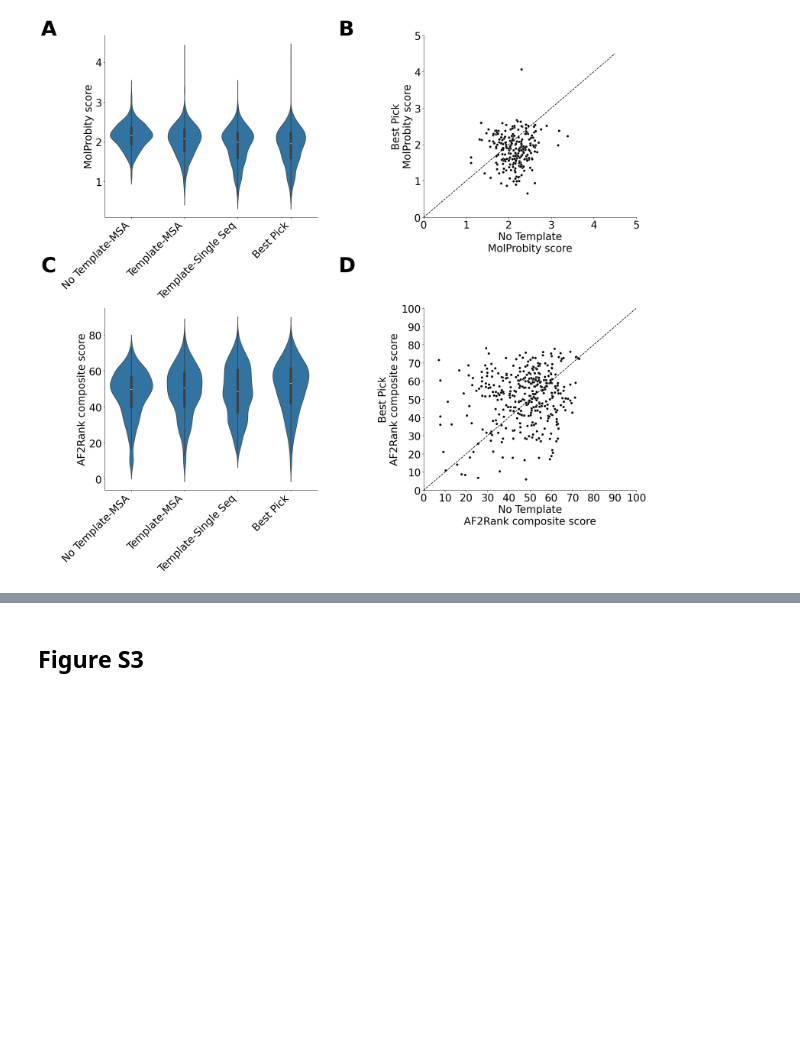
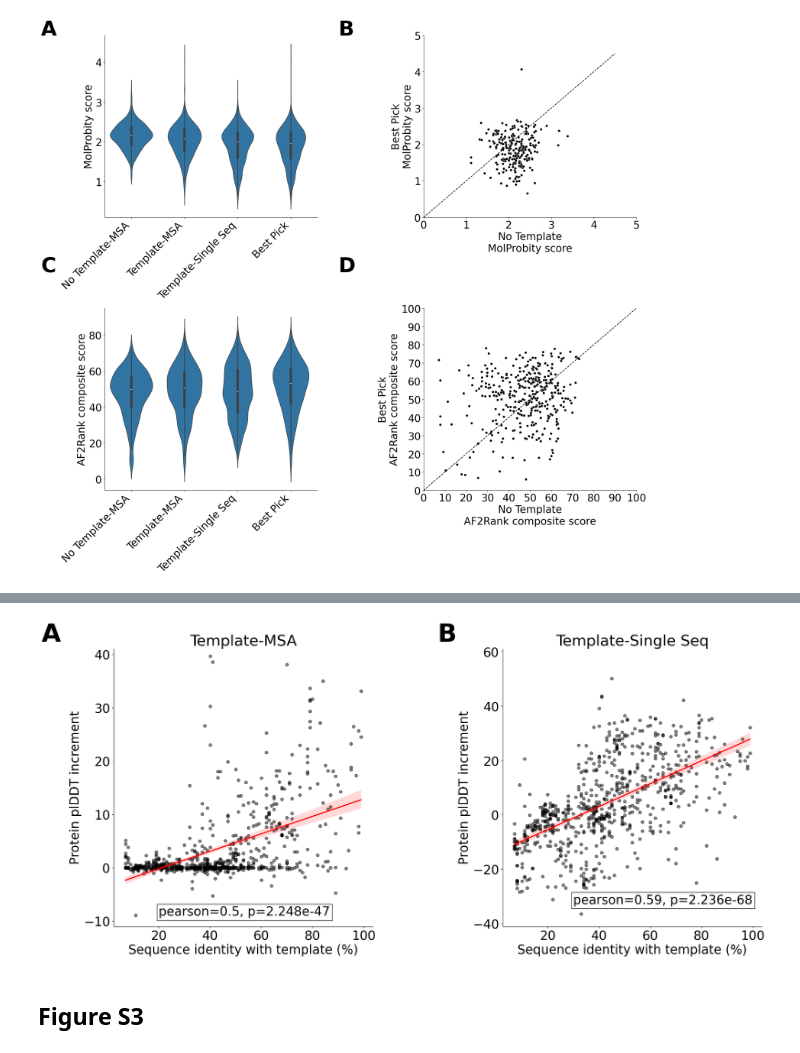
Before and after one commit to FranceCosta/AF2Fix, a Jupyter notebook: generate_figures.ipynb, the cells around one changed output, grey strips where cells are left out. Drawn from its saved outputs; the diff is of its cells as text; code cells hidden in the pictures; blank space fills up the shorter version.

```diff
--- a/generate_figures.ipynb
+++ b/generate_figures.ipynb
@@ -772,0 +662,96 @@ WilcoxonResult(statistic=82551.0, pvalue=1.035890494716733e-18)
+# %%
+ms = 10
+fig, ax = plt.subplots(1,2, figsize=[20,10])
+plt.subplots_adjust(hspace=.5,
+                    wspace=.5,
+                    left=0,
+                    right=.9)
+fig.text(-0.1,.9, "A", weight="bold", fontsize=ANNOT_FONT_SIZE)
+fig.text(.45,0.9, "B", weight="bold", fontsize=ANNOT_FONT_SIZE)
+
+
+#1
+# consider only improvable proteins and protein found in all conditions
+improvable_proteins = AF2_df[(AF2_df.condition=='no_template') & (AF2_df.plddt < 70)]\
+    .uniprot_acc.unique()
+uniprot_accs = [uniprot_acc for uniprot_acc in improvable_proteins if uniprot_acc in
+                AF2_df[AF2_df.condition == 'no_template'].uniprot_acc.to_list() and uniprot_acc in
+                AF2_df[AF2_df.condition == 'template_single_seq'].uniprot_acc.to_list() and
+                AF2_df[AF2_df.condition == 'template_MSA'].uniprot_acc.to_list()]
+
+plot_df = id_df.groupby(['pfamA_acc','uniprot_acc']).max()
+plot_df = plot_df.reset_index()
+
+plot_df = pd.merge(plot_df, AF2_df[(AF2_df.condition == 'template_MSA')]\
+                   [['pfamA_acc', 'uniprot_acc', 'plddt']].drop_duplicates(),
+          on=['pfamA_acc', 'uniprot_acc'])
+plot_df = plot_df[plot_df.uniprot_acc.isin(uniprot_accs)]
+
+# get plddt delta
+delta_df = AF2_df[(AF2_df.uniprot_acc.isin(uniprot_accs))]\
+                    [['pfamA_acc', 'uniprot_acc', 'condition', 'plddt']].drop_duplicates()
+delta_df.condition = delta_df.condition.replace({'best_pick_structure_plddt': 'best_pick'})
+delta_df = delta_df.set_index(['pfamA_acc', 'uniprot_acc'])
+left_df, right_df = delta_df[delta_df.condition == 'template_MSA'].align(delta_df[delta_df.condition == 'no_template'])
+delta_df = left_df[[]]
+delta_df['plddt_delta'] = left_df['plddt'] - right_df['plddt']
+delta_df = delta_df.reset_index()
+
+plot_df = pd.merge(plot_df, delta_df, on=['pfamA_acc', 'uniprot_acc'])
+_ = sns.regplot(x='seq_identity', y='plddt_delta', data=plot_df, ci=95, ax=ax[0],
+                scatter_kws={'alpha':0.5, 'color': 'black'},
+                line_kws={'color':"r"})
+r, p = stats.pearsonr(plot_df.seq_identity, plot_df.plddt_delta)
+ax[0].text(x=20,y=-9,s='pearson={:0.2}, p={:0.3e}'.format(r, p),
+             bbox=dict(facecolor='none', edgecolor='black'))
+
+ax[0].set_ylabel('Protein plDDT increment')
+ax[0].set_xlabel('Sequence identity with template (%)')
+ax[0].set_title('Template-MSA')
+ax[0].spines['right'].set_visible(False)
+ax[0].spines['top'].set_visible(False)
+ax[0].set_ylim([-11, 41])
+
+#4
+improvable_proteins = AF2_df[(AF2_df.condition=='no_template') & (AF2_df.plddt < 70)]\
+    .uniprot_acc.unique()
+uniprot_accs = [uniprot_acc for uniprot_acc in improvable_proteins if uniprot_acc in
+                AF2_df[AF2_df.condition == 'no_template'].uniprot_acc.to_list() and uniprot_acc in
+                AF2_df[AF2_df.condition == 'template_single_seq'].uniprot_acc.to_list() and
+                AF2_df[AF2_df.condition == 'template_MSA'].uniprot_acc.to_list()]
+
+plot_df = id_df.groupby(['pfamA_acc','uniprot_acc']).max()
+plot_df = plot_df.reset_index()
+
+plot_df = pd.merge(plot_df, AF2_df[(AF2_df.condition == 'best_pick_structure_plddt')]\
+                   [['pfamA_acc', 'uniprot_acc', 'plddt']].drop_duplicates(),
+          on=['pfamA_acc', 'uniprot_acc'])
+plot_df = plot_df[plot_df.uniprot_acc.isin(uniprot_accs)]
+
+# get plddt delta
+delta_df = AF2_df[(AF2_df.uniprot_acc.isin(uniprot_accs))]\
+                    [['pfamA_acc', 'uniprot_acc', 'condition', 'plddt']].drop_duplicates()
+delta_df.condition = delta_df.condition.replace({'best_pick_structure_plddt': 'best_pick'})
+delta_df = delta_df.set_index(['pfamA_acc', 'uniprot_acc'])
+left_df, right_df = delta_df[delta_df.condition == 'template_single_seq'].align(delta_df[delta_df.condition == 'no_template'])
+delta_df = left_df[[]]
+delta_df['plddt_delta'] = left_df['plddt'] - right_df['plddt']
+delta_df = delta_df.reset_index()
+plot_df = pd.merge(plot_df, delta_df, on=['pfamA_acc', 'uniprot_acc'])
+
+_ = sns.regplot(x='seq_identity', y='plddt_delta', data=plot_df, ci=95, ax = ax[1],
+                scatter_kws={'alpha':0.5, 'color': 'black'},
+                line_kws={'color':"r"})
+r, p = stats.pearsonr(plot_df.seq_identity, plot_df.plddt_delta)
+ax[1].text(x=30,y=-32.8,s='pearson={:0.2}, p={:0.3e}'.format(r, p),
+             bbox=dict(facecolor='none', edgecolor='black'))
+
+ax[1].set_ylabel('Protein plDDT increment')
+ax[1].set_xlabel('Sequence identity with template (%)')
+ax[1].set_title('Template-Single Seq')
+ax[1].spines['right'].set_visible(False)
+ax[1].spines['top'].set_visible(False)
+ax[1].set_ylim([-41, 61])
+
+plt.savefig(os.path.join(FIGURES_DIR, 'figureS2.png'), dpi=400, transparent=True, bbox_inches='tight')
+# %% [output]
@@ -773,3 +768,4 @@ WilcoxonResult(statistic=82551.0, pvalue=1.035890494716733e-18)
+[figure, added]
 # %% [markdown]
 ## Figure S3
 # %%
```
Also changed, not shown: parts of 20 cells of this notebook, 4 other files.
